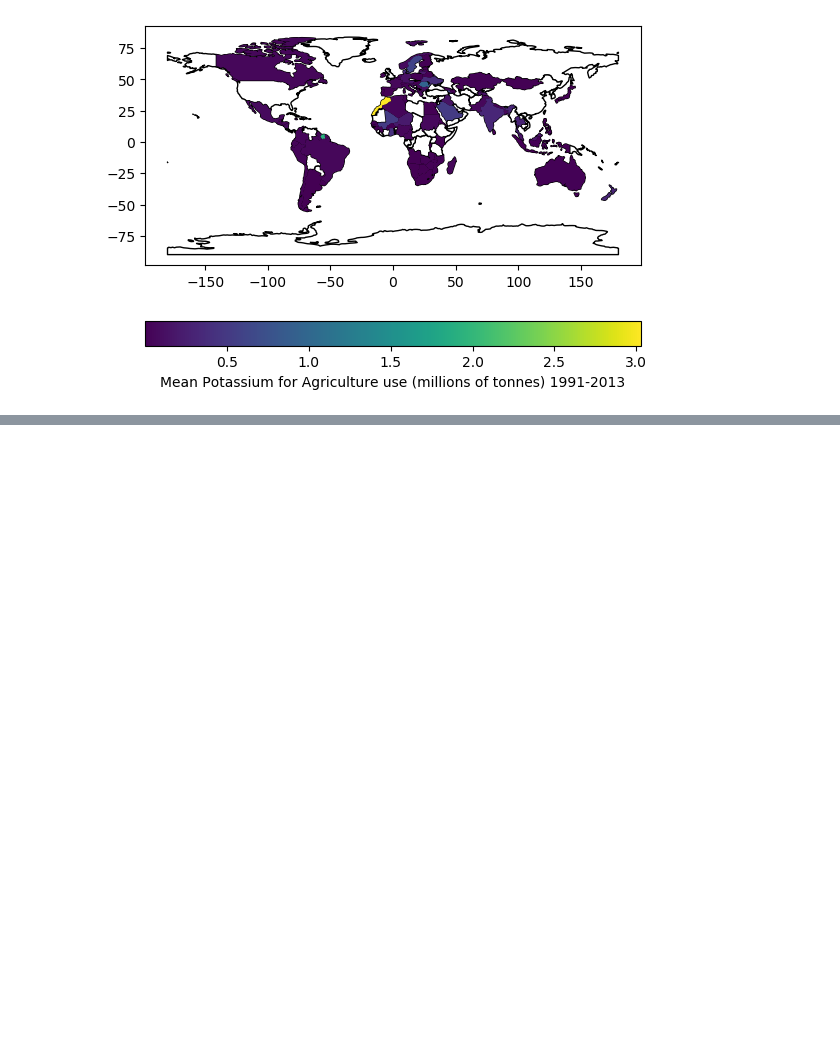
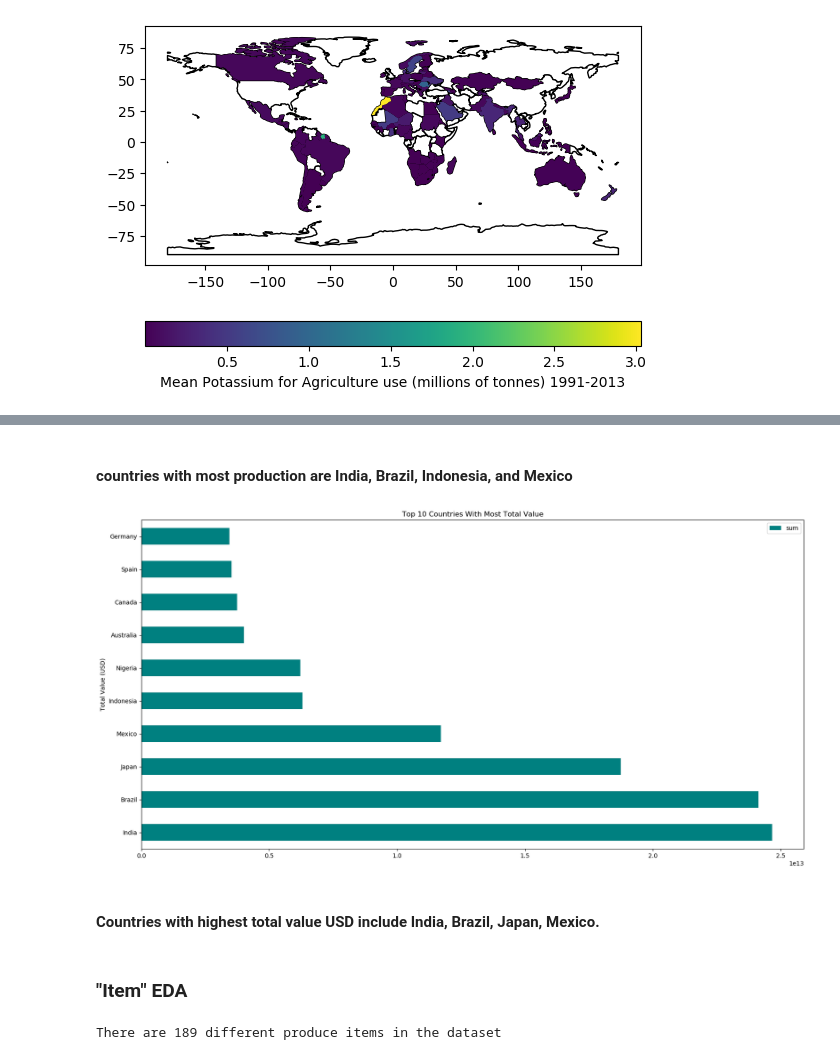
Before and after one commit to hunterblum/CloudFinal-Team1, a Jupyter notebook: Cloud_Team1.ipynb, the cells around one changed output, grey strips where cells are left out. Saved outputs shown, nothing was run; the diff lists cells and outputs as text; code cells hidden in the pictures; blank space fills up the shorter version.

```diff
--- a/Cloud_Team1.ipynb
+++ b/Cloud_Team1.ipynb
@@ -546,0 +621,23 @@ df_cat['item'].unique()
+# %% [markdown]
+#### countries with most production are India, Brazil, Indonesia, and Mexico
+# %%
+#Total value usd based on country
+usd_country = df.total_value_usd.groupby(df['area']).sum().astype(int).reset_index(name="sum")
+usd_country = usd_country.sort_values(by=['sum'], ascending=False).head(10)
+
+usd_country.head()
+
+usd_country.plot(kind='barh', figsize=(20,10), title= 'Top 10 Countries With Most Total Value', x=('area'), y = ('sum'), xlabel='Total Value (USD)', ylabel='Country', color = 'teal')
+plt.show()
+# %% [output]
+[figure, added]
+# %% [markdown]
+#### Countries with highest total value USD include India, Brazil, Japan, Mexico.
+# %% [markdown]
+### "Item" EDA
+# %%
+#Finding the count of Items that are in the Item column:
+
+print ("There are", cat_df['item'].nunique(), "different produce items in the dataset")
+# %% [output]
+There are 189 different produce items in the dataset
```
Also changed, not shown: parts of 22 cells of this notebook.
